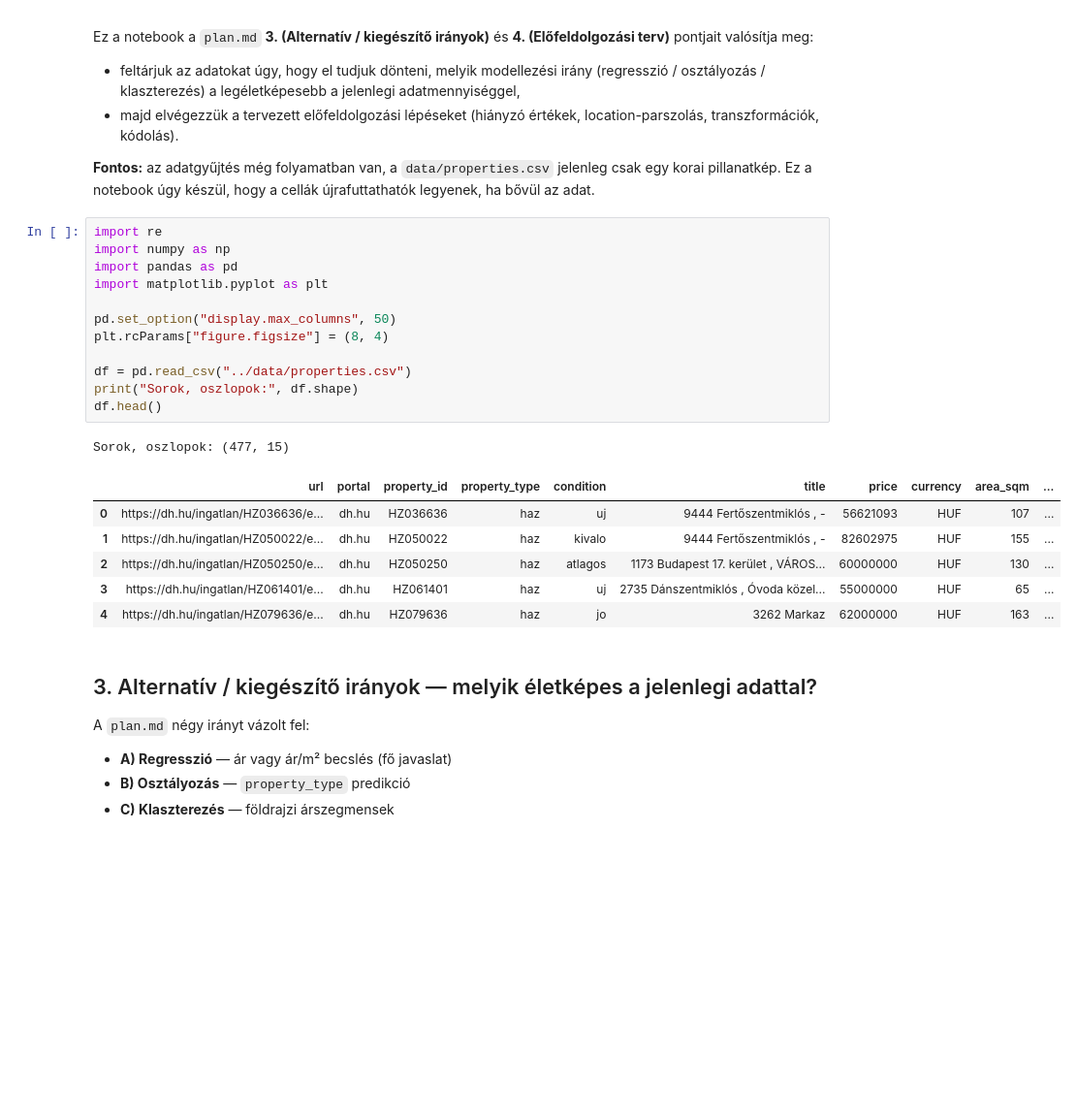
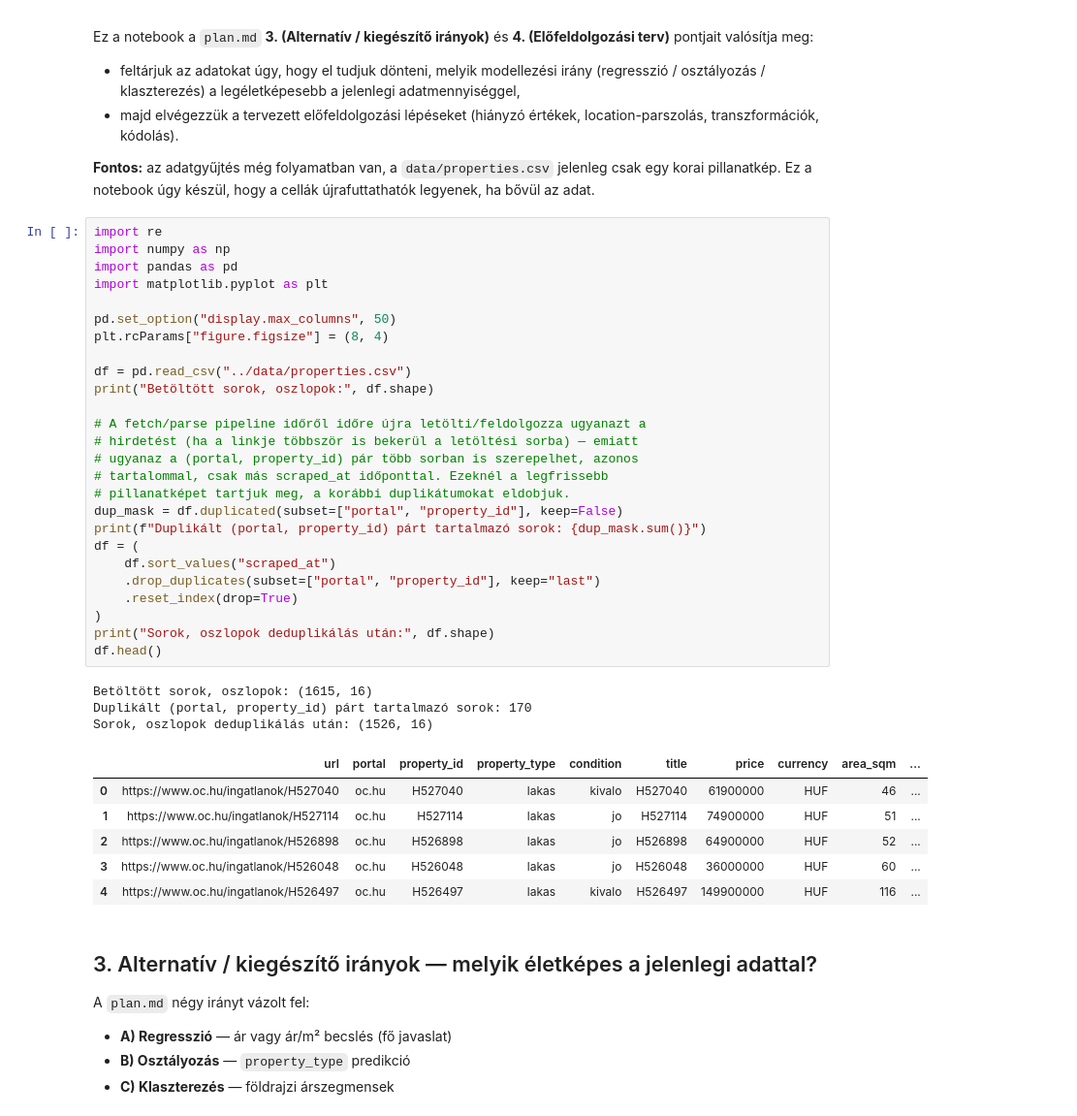
Before and after one commit to istvanmolitor/ingatlan, a Jupyter notebook: notebooks/01_eda_and_preprocessing.ipynb, the cells around one changed output. Shown at 97% size. Drawn from its saved outputs; the diff is of its cells as text; blank space fills up the shorter version.

```diff
--- a/notebooks/01_eda_and_preprocessing.ipynb
+++ b/notebooks/01_eda_and_preprocessing.ipynb
@@ -10,23 +10,39 @@ Ez a notebook a `plan.md` **3. (Alternatív / kiegészítő irányok)** és **4.
 # %%
 import re
 import numpy as np
 import pandas as pd
 import matplotlib.pyplot as plt
 
 pd.set_option("display.max_columns", 50)
 plt.rcParams["figure.figsize"] = (8, 4)
 
 df = pd.read_csv("../data/properties.csv")
-print("Sorok, oszlopok:", df.shape)
+print("Betöltött sorok, oszlopok:", df.shape)
+
+# A fetch/parse pipeline időről időre újra letölti/feldolgozza ugyanazt a
+# hirdetést (ha a linkje többször is bekerül a letöltési sorba) — emiatt
+# ugyanaz a (portal, property_id) pár több sorban is szerepelhet, azonos
+# tartalommal, csak más scraped_at időponttal. Ezeknél a legfrissebb
+# pillanatképet tartjuk meg, a korábbi duplikátumokat eldobjuk.
+dup_mask = df.duplicated(subset=["portal", "property_id"], keep=False)
+print(f"Duplikált (portal, property_id) párt tartalmazó sorok: {dup_mask.sum()}")
+df = (
+    df.sort_values("scraped_at")
+    .drop_duplicates(subset=["portal", "property_id"], keep="last")
+    .reset_index(drop=True)
+)
+print("Sorok, oszlopok deduplikálás után:", df.shape)
 df.head()
 # %% [output]
-Sorok, oszlopok: (477, 15)
+Betöltött sorok, oszlopok: (1615, 16)
+Duplikált (portal, property_id) párt tartalmazó sorok: 170
+Sorok, oszlopok deduplikálás után: (1526, 16)
 |  | url | portal | property_id | property_type | condition | title | price | currency | area_sqm | ... |
-| 0 | https://dh.hu/ingatlan/HZ036636/e... | dh.hu | HZ036636 | haz | uj | 9444 Fertőszentmiklós , - | 56621093 | HUF | 107 | ... |
-| 1 | https://dh.hu/ingatlan/HZ050022/e... | dh.hu | HZ050022 | haz | kivalo | 9444 Fertőszentmiklós , - | 82602975 | HUF | 155 | ... |
-| 2 | https://dh.hu/ingatlan/HZ050250/e... | dh.hu | HZ050250 | haz | atlagos | 1173 Budapest 17. kerület , VÁROS... | 60000000 | HUF | 130 | ... |
-| 3 | https://dh.hu/ingatlan/HZ061401/e... | dh.hu | HZ061401 | haz | uj | 2735 Dánszentmiklós , Óvoda közel... | 55000000 | HUF | 65 | ... |
-| 4 | https://dh.hu/ingatlan/HZ079636/e... | dh.hu | HZ079636 | haz | jo | 3262 Markaz | 62000000 | HUF | 163 | ... |
+| 0 | https://www.oc.hu/ingatlanok/H527040 | oc.hu | H527040 | lakas | kivalo | H527040 | 61900000 | HUF | 46 | ... |
+| 1 | https://www.oc.hu/ingatlanok/H527114 | oc.hu | H527114 | lakas | jo | H527114 | 74900000 | HUF | 51 | ... |
+| 2 | https://www.oc.hu/ingatlanok/H526898 | oc.hu | H526898 | lakas | jo | H526898 | 64900000 | HUF | 52 | ... |
+| 3 | https://www.oc.hu/ingatlanok/H526048 | oc.hu | H526048 | lakas | jo | H526048 | 36000000 | HUF | 60 | ... |
+| 4 | https://www.oc.hu/ingatlanok/H526497 | oc.hu | H526497 | lakas | kivalo | H526497 | 149900000 | HUF | 116 | ... |
 # %% [markdown]
 ## 3. Alternatív / kiegészítő irányok — melyik életképes a jelenlegi adattal?
 
```
Also changed, not shown: parts of 16 cells of this notebook, 3 other files.
